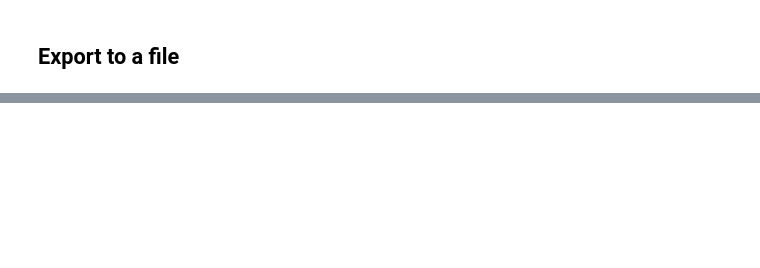
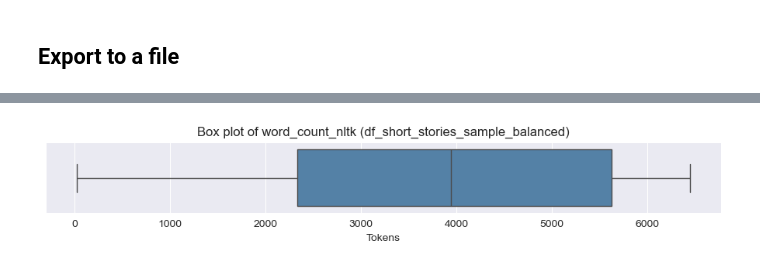
Before and after one commit to laelgelc/cl_st1_sara, a Jupyter notebook: CL_St1_Ph1_Sara.ipynb, the cells around one changed output, grey strips where cells are left out. Saved outputs shown, nothing was run; the diff lists cells and outputs as text; code cells hidden in the pictures; blank space fills up the shorter version.

```diff
--- a/CL_St1_Ph1_Sara.ipynb
+++ b/CL_St1_Ph1_Sara.ipynb
@@ -90,7 +98,7 @@ nltk.download('punkt_tab', quiet=True)
 
 df_short_stories_2 = df_short_stories.copy()
 df_short_stories_2['word_count_nltk'] = df_short_stories_2['story'].apply(
-    lambda s: len(word_tokenize(s)) if isinstance(s, str) else 0)
+    lambda s: sum(1 for tok in word_tokenize(s) if tok.isalnum()) if isinstance(s, str) else 0)
 df_short_stories_2
 # %% [output]
 |  | Unnamed: 0 | url | length | title | text_no | author | story | valence | arousal | dominance | ... |
@@ -225,7 +237,7 @@ eligible_authors = df_counts[df_counts >= 13].index
 df_short_stories_sample_balanced = (
     df_short_stories_sample[df_short_stories_sample['author'].isin(eligible_authors)]
     .groupby('author', group_keys=False)
-    .apply(lambda g: g.sample(n=13, random_state=42))
+    .sample(n=13, random_state=42)
     .reset_index(drop=True)
 )
 # %%
@@ -242,0 +269,77 @@ df_short_stories_sample.to_excel(f"{output_directory}/{dataset_filename_3}.xlsx"
+# %%
+# Select the series
+series = df_short_stories_sample_balanced['word_count_nltk'].dropna()
+
+# Summary stats
+mean_val = series.mean()
+std_val = series.std(ddof=1)  # sample standard deviation
+desc = series.describe()  # count, mean, std, min, 25%, 50%, 75%, max
+
+print("Descriptive statistics for word_count_nltk:")
+print(f"- Count: {int(desc['count'])}")
+print(f"- Mean: {mean_val:.2f}")
+print(f"- Std (sample): {std_val:.2f}")
+print(f"- Min: {int(desc['min'])}")
+print(f"- Q1 (25%): {desc['25%']:.2f}")
+print(f"- Median (50%): {desc['50%']:.2f}")
+print(f"- Q3 (75%): {desc['75%']:.2f}")
+print(f"- Max: {int(desc['max'])}")
+
+# IQR-based outlier detection
+q1, q3 = series.quantile([0.25, 0.75])
+iqr = q3 - q1
+lower_fence = q1 - 1.5 * iqr
+upper_fence = q3 + 1.5 * iqr
+
+outlier_mask = (series < lower_fence) | (series > upper_fence)
+outliers = (
+    df_short_stories_sample_balanced.loc[outlier_mask, ['author', 'title', 'word_count_nltk']]
+    .sort_values('word_count_nltk')
+    .reset_index(drop=True)
+)
+
+print(f"\nIQR outlier thresholds:")
+print(f"- Lower fence: {lower_fence:.2f}")
+print(f"- Upper fence: {upper_fence:.2f}")
+print(f"Outliers found: {len(outliers)}")
+display(outliers.head(10))  # show a preview
+
+# Box plot
+plt.figure(figsize=(9, 1.8))
+sns.boxplot(x=series, color='steelblue')
+plt.title('Box plot of word_count_nltk (df_short_stories_sample_balanced)')
+plt.xlabel('Tokens')
+plt.tight_layout()
+
+# Saving the plot
+plt.savefig(f"{output_directory}/{dataset_filename_3}_boxplot.png", dpi=300)
+
+plt.show()
+
+# Raw scale: Histogram + KDE
+plt.figure(figsize=(9, 4))
+sns.histplot(series, bins='auto', kde=True, color='steelblue')
+plt.title('Histogram + KDE of word_count_nltk (raw scale)')
+plt.xlabel('Tokens')
+plt.ylabel('Frequency')
+plt.tight_layout()
+
+# Saving the plot
+plt.savefig(f"{output_directory}/{dataset_filename_3}_histogram.png", dpi=300)
+
+plt.show()
+
+# Log scale via transformation: Histogram + KDE
+log_series = np.log1p(series)  # log(1 + x) to handle zeros safely
+plt.figure(figsize=(9, 4))
+sns.histplot(log_series, bins='auto', kde=True, color='indianred')
+plt.title('Histogram + KDE of log1p(word_count_nltk)')
+plt.xlabel('log1p(Tokens)')
+plt.ylabel('Frequency')
+plt.tight_layout()
+
+# Saving the plot
+plt.savefig(f"{output_directory}/{dataset_filename_3}_histogram_log_scale.png", dpi=300)
+
+plt.show()
+# %% [output]
@@ -242,0 +361 @@ df_short_stories_sample.to_excel(f"{output_directory}/{dataset_filename_3}.xlsx"
+[figure, added]
```
Also changed, not shown: parts of 20 cells of this notebook, 9 other files.
